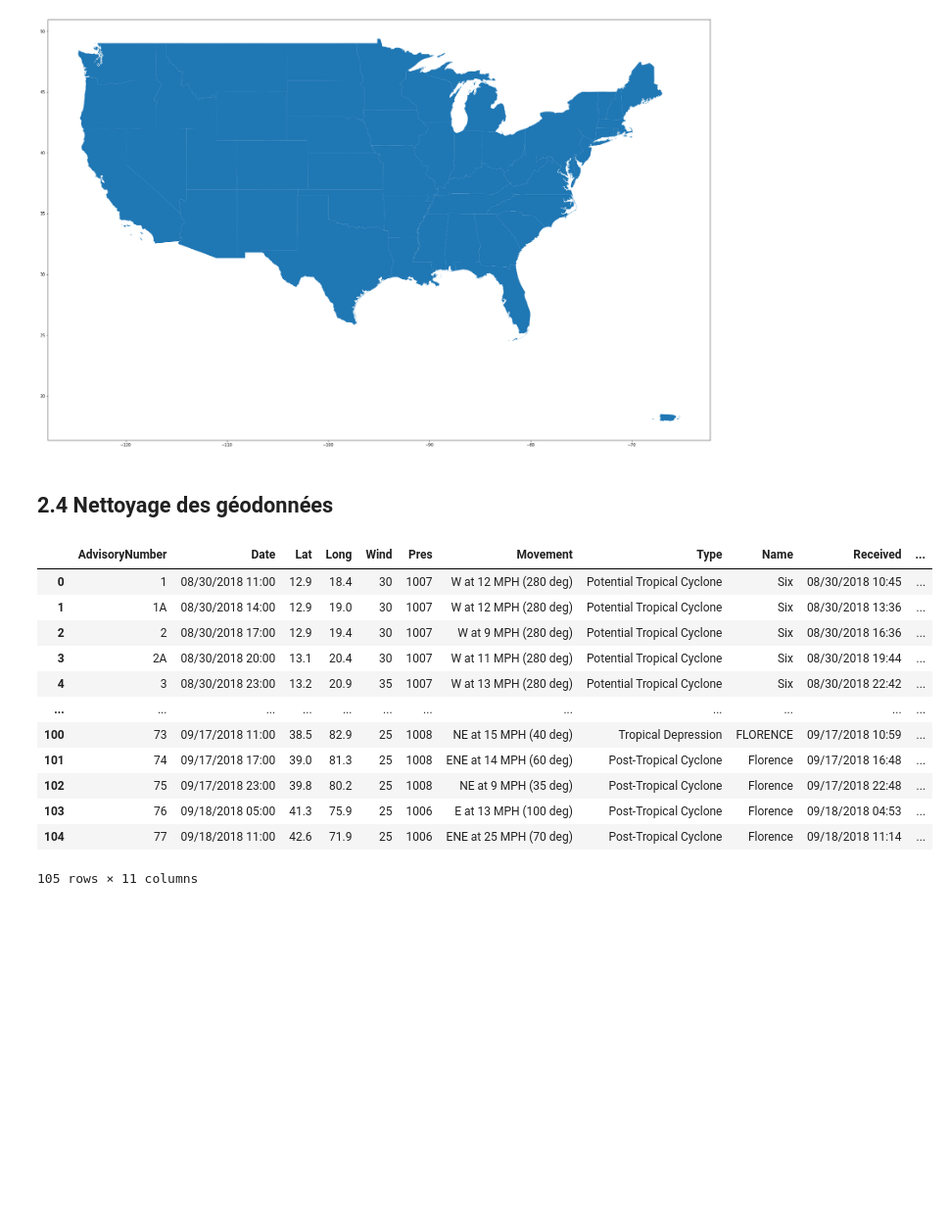
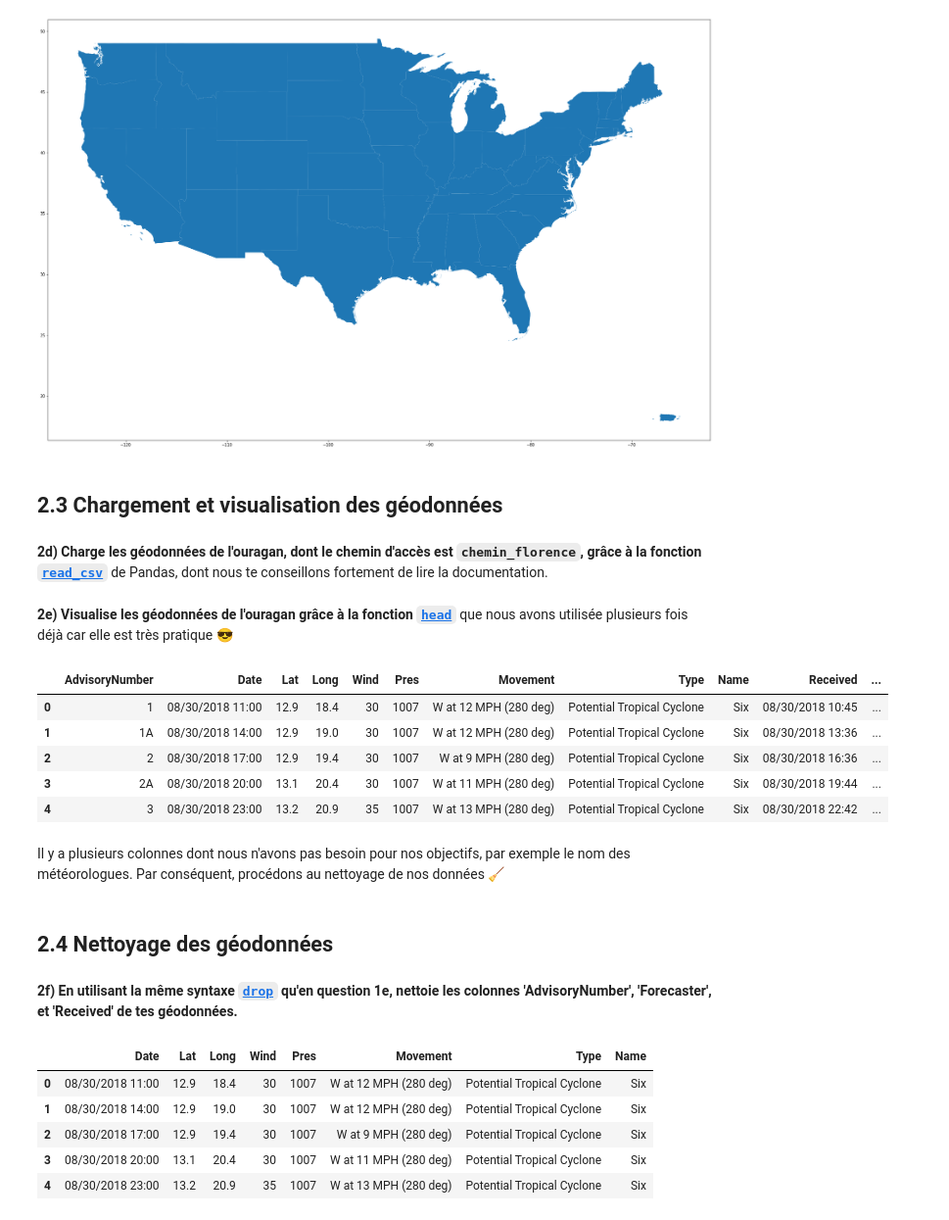
Before and after one commit to tbeucler/2022_SIG_TP8, a Jupyter notebook: Exercices.ipynb, the cells around one changed output. Shown at 98% size. Saved outputs shown, nothing was run; the diff lists cells and outputs as text; code cells hidden in the pictures; blank space fills up the shorter version.

```diff
--- a/Exercices.ipynb
+++ b/Exercices.ipynb
@@ -497,28 +510,38 @@ geodonnees[geodonnees['NAME'].isin(['Alaska','Hawaii']) == False].plot(figsize=(
 # %% [output]
 <matplotlib.axes._subplots.AxesSubplot at 0x...>
 [figure]
+# %% [markdown]
+## 2.3 Chargement et visualisation des géodonnées
+# %% [markdown]
+**2d) Charge les géodonnées de l'ouragan, dont le chemin d'accès est `chemin_florence`, grâce à la fonction [`read_csv`](https://pandas.pydata.org/docs/reference/api/pandas.read_csv.html)** de Pandas, dont nous te conseillons fortement de lire la documentation.
+# %%
+chemin_florence = r"/content/data/hurricane-data/florence.csv"
+florence = pandas.___(chemin_florence)
+# %% [markdown]
+**2e) Visualise les géodonnées de l'ouragan grâce à la fonction [`head`](https://pandas.pydata.org/docs/reference/api/pandas.DataFrame.head.html)** que nous avons utilisée plusieurs fois déjà car elle est très pratique 😎
+# %%
+florence.___()
+# %% [output]
+|  | AdvisoryNumber | Date | Lat | Long | Wind | Pres | Movement | Type | Name | Received | ... |
+| 0 | 1 | 08/30/2018 11:00 | 12.9 | 18.4 | 30 | 1007 | W at 12 MPH (280 deg) | Potential Tropical Cyclone | Six | 08/30/2018 10:45 | ... |
+| 1 | 1A | 08/30/2018 14:00 | 12.9 | 19.0 | 30 | 1007 | W at 12 MPH (280 deg) | Potential Tropical Cyclone | Six | 08/30/2018 13:36 | ... |
+| 2 | 2 | 08/30/2018 17:00 | 12.9 | 19.4 | 30 | 1007 | W at 9 MPH (280 deg) | Potential Tropical Cyclone | Six | 08/30/2018 16:36 | ... |
+| 3 | 2A | 08/30/2018 20:00 | 13.1 | 20.4 | 30 | 1007 | W at 11 MPH (280 deg) | Potential Tropical Cyclone | Six | 08/30/2018 19:44 | ... |
+| 4 | 3 | 08/30/2018 23:00 | 13.2 | 20.9 | 35 | 1007 | W at 13 MPH (280 deg) | Potential Tropical Cyclone | Six | 08/30/2018 22:42 | ... |
+# %% [markdown]
+Il y a plusieurs colonnes dont nous n'avons pas besoin pour nos objectifs, par exemple le nom des météorologues. Par conséquent, procédons au nettoyage de nos données 🧹
 # %% [markdown]
 ## 2.4 Nettoyage des géodonnées
-# %%
-# Read in the hurricane florence data, change the longitude, and have a look at the hurricane florence dataframe
-chemin_florence = r"/content/data/hurricane-data/florence.csv"
-florence = pandas.read_csv(chemin_florence)
-# florence = florence.drop(['AdvisoryNumber', 'Forecaster', 'Received'], axis=1)
-# florence['Long'] = 0 - florence['Long']
-# florence.head(3)
+# %% [markdown]
+**2f) En utilisant la même syntaxe [`drop`](https://pandas.pydata.org/pandas-docs/stable/reference/api/pandas.DataFrame.drop.html) qu'en question 1e, nettoie les colonnes 'AdvisoryNumber', 'Forecaster', et 'Received' de tes géodonnées.**
+# %%
+florence = florence.___(columns=[___, ___, ___])
 # %%
-florence
+florence.head()
 # %% [output]
-|  | AdvisoryNumber | Date | Lat | Long | Wind | Pres | Movement | Type | Name | Received | ... |
-| 0 | 1 | 08/30/2018 11:00 | 12.9 | 18.4 | 30 | 1007 | W at 12 MPH (280 deg) | Potential Tropical Cyclone | Six | 08/30/2018 10:45 | ... |
-| 1 | 1A | 08/30/2018 14:00 | 12.9 | 19.0 | 30 | 1007 | W at 12 MPH (280 deg) | Potential Tropical Cyclone | Six | 08/30/2018 13:36 | ... |
-| 2 | 2 | 08/30/2018 17:00 | 12.9 | 19.4 | 30 | 1007 | W at 9 MPH (280 deg) | Potential Tropical Cyclone | Six | 08/30/2018 16:36 | ... |
-| 3 | 2A | 08/30/2018 20:00 | 13.1 | 20.4 | 30 | 1007 | W at 11 MPH (280 deg) | Potential Tropical Cyclone | Six | 08/30/2018 19:44 | ... |
-| 4 | 3 | 08/30/2018 23:00 | 13.2 | 20.9 | 35 | 1007 | W at 13 MPH (280 deg) | Potential Tropical Cyclone | Six | 08/30/2018 22:42 | ... |
-| ... | ... | ... | ... | ... | ... | ... | ... | ... | ... | ... | ... |
-| 100 | 73 | 09/17/2018 11:00 | 38.5 | 82.9 | 25 | 1008 | NE at 15 MPH (40 deg) | Tropical Depression | FLORENCE | 09/17/2018 10:59 | ... |
-| 101 | 74 | 09/17/2018 17:00 | 39.0 | 81.3 | 25 | 1008 | ENE at 14 MPH (60 deg) | Post-Tropical Cyclone | Florence | 09/17/2018 16:48 | ... |
-| 102 | 75 | 09/17/2018 23:00 | 39.8 | 80.2 | 25 | 1008 | NE at 9 MPH (35 deg) | Post-Tropical Cyclone | Florence | 09/17/2018 22:48 | ... |
-| 103 | 76 | 09/18/2018 05:00 | 41.3 | 75.9 | 25 | 1006 | E at 13 MPH (100 deg) | Post-Tropical Cyclone | Florence | 09/18/2018 04:53 | ... |
-| 104 | 77 | 09/18/2018 11:00 | 42.6 | 71.9 | 25 | 1006 | ENE at 25 MPH (70 deg) | Post-Tropical Cyclone | Florence | 09/18/2018 11:14 | ... |
+|  | Date | Lat | Long | Wind | Pres | Movement | Type | Name |
+| 0 | 08/30/2018 11:00 | 12.9 | 18.4 | 30 | 1007 | W at 12 MPH (280 deg) | Potential Tropical Cyclone | Six |
+| 1 | 08/30/2018 14:00 | 12.9 | 19.0 | 30 | 1007 | W at 12 MPH (280 deg) | Potential Tropical Cyclone | Six |
+| 2 | 08/30/2018 17:00 | 12.9 | 19.4 | 30 | 1007 | W at 9 MPH (280 deg) | Potential Tropical Cyclone | Six |
+| 3 | 08/30/2018 20:00 | 13.1 | 20.4 | 30 | 1007 | W at 11 MPH (280 deg) | Potential Tropical Cyclone | Six |
+| 4 | 08/30/2018 23:00 | 13.2 | 20.9 | 35 | 1007 | W at 13 MPH (280 deg) | Potential Tropical Cyclone | Six |
-105 rows × 11 columns
```
Also changed, not shown: parts of 53 cells of this notebook.
